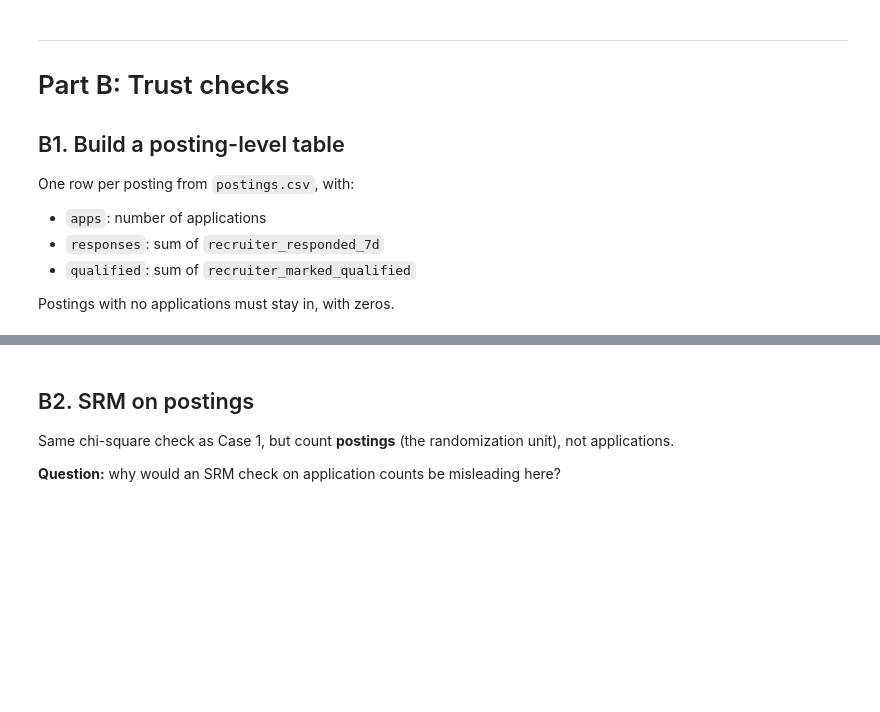
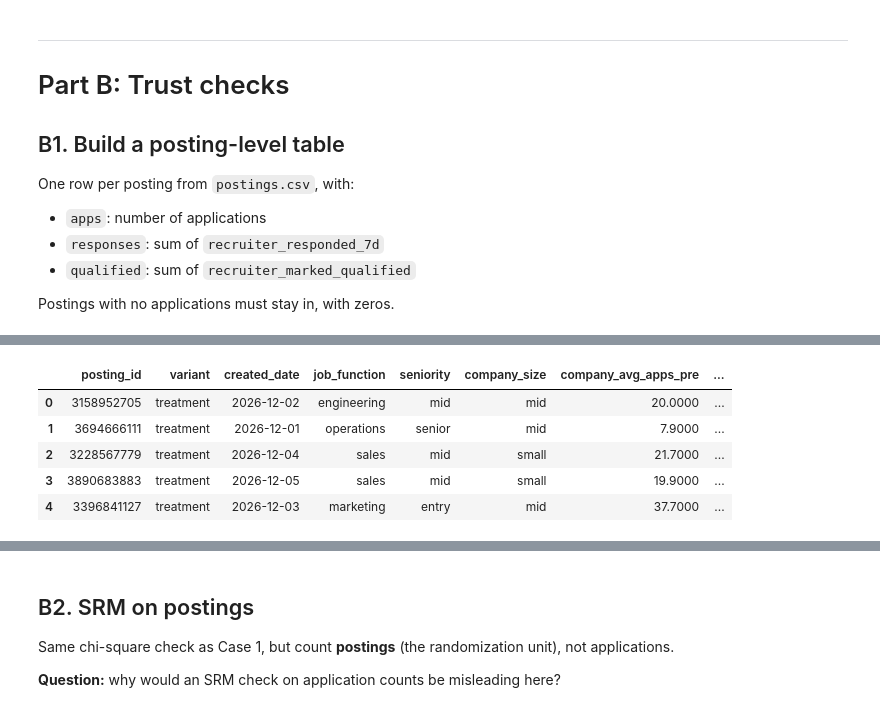
Before and after one commit to hantayc/stats-review, a Jupyter notebook: one_tap_apply_case/case2_one_tap_v2_cluster/case2_one_tap_v2_cluster.ipynb, the cells around one changed output, grey strips where cells are left out. Cells and saved outputs as stored; diff of their text form; code cells hidden in the pictures; blank space fills up the shorter version.

```diff
--- a/one_tap_apply_case/case2_one_tap_v2_cluster/case2_one_tap_v2_cluster.ipynb
+++ b/one_tap_apply_case/case2_one_tap_v2_cluster/case2_one_tap_v2_cluster.ipynb
@@ -79,3 +90,8 @@ One row per posting from `postings.csv`, with:
 - `qualified`: sum of `recruiter_marked_qualified`
 
 Postings with no applications must stay in, with zeros.
+# %%
+postings = pd.read_csv(DATA + "postings.csv")
+apps = pd.read_csv(DATA + "applications.csv")
+
+apps.head()
@@ -82,3 +105,12 @@ Postings with no applications must stay in, with zeros.
+# %%
+postings.head()
+# %% [output]
+|  | posting_id | variant | created_date | job_function | seniority | company_size | company_avg_apps_pre | ... |
+| 0 | 3158952705 | treatment | 2026-12-02 | engineering | mid | mid | 20.0000 | ... |
+| 1 | 3694666111 | treatment | 2026-12-01 | operations | senior | mid | 7.9000 | ... |
+| 2 | 3228567779 | treatment | 2026-12-04 | sales | mid | small | 21.7000 | ... |
+| 3 | 3890683883 | treatment | 2026-12-05 | sales | mid | small | 19.9000 | ... |
+| 4 | 3396841127 | treatment | 2026-12-03 | marketing | entry | mid | 37.7000 | ... |
 # %%
 postings = pd.read_csv(DATA + "postings.csv")
 apps = pd.read_csv(DATA + "applications.csv")
```
Also changed, not shown: parts of 24 cells of this notebook, 1 other file.
